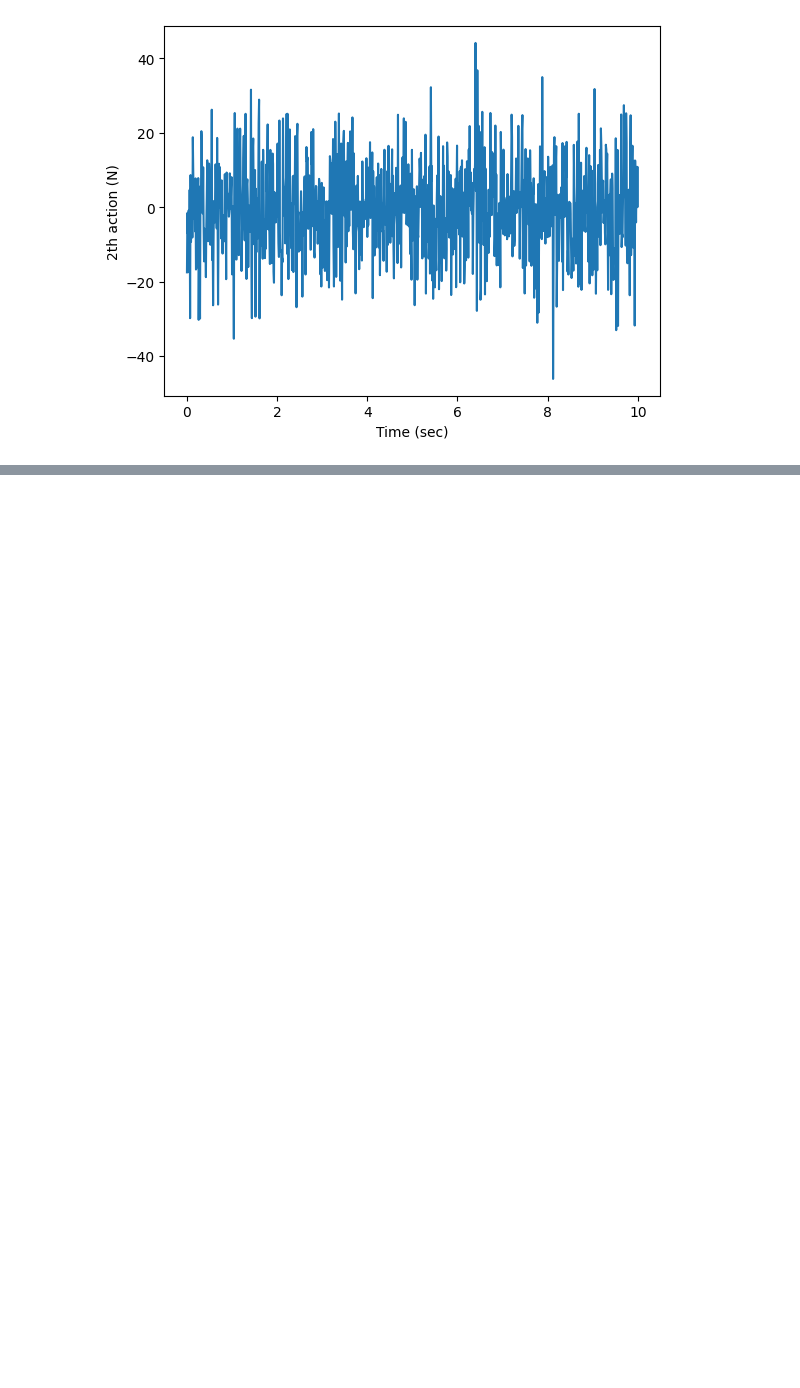
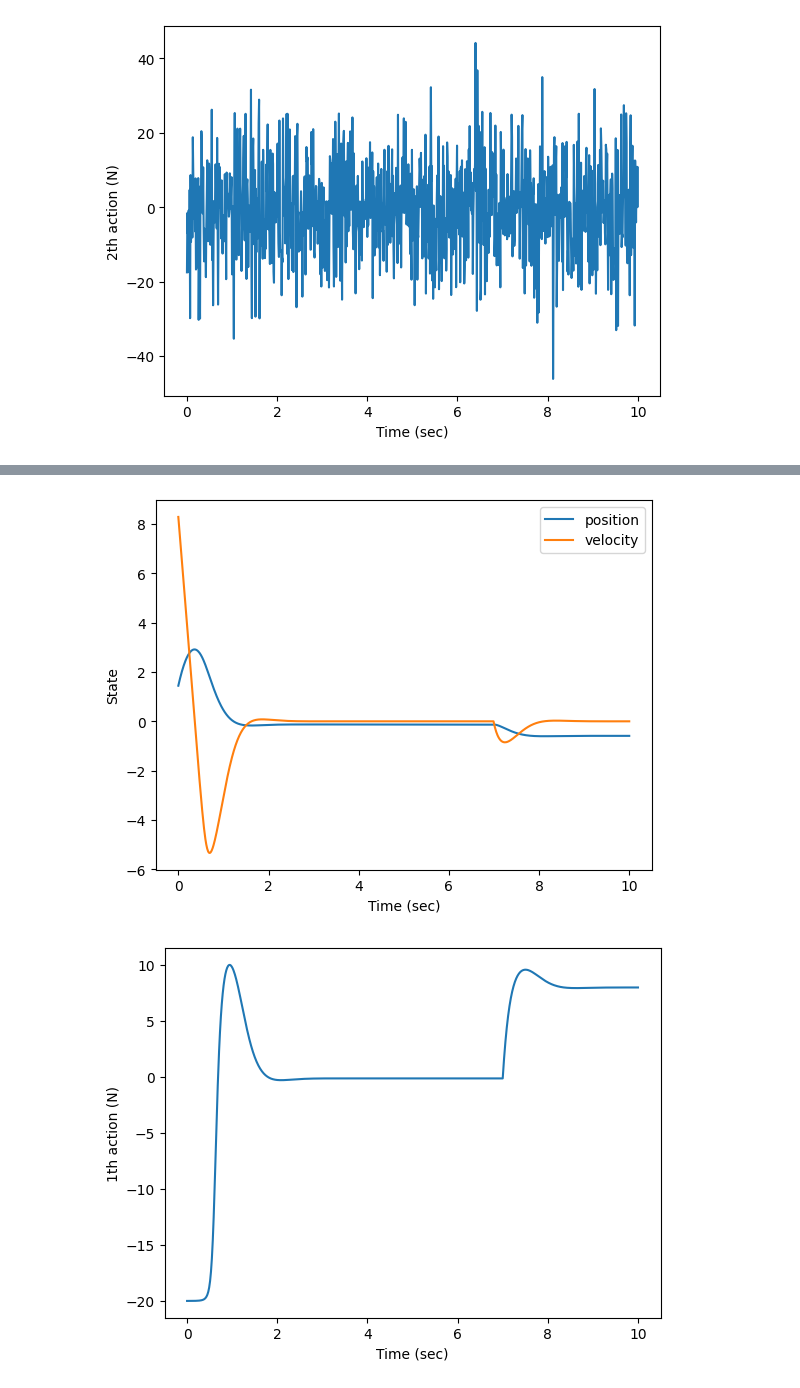
Before and after one commit to alibaniasad1999/master-thesis, a Jupyter notebook: Code/Python/MBK/PPO/DG/PPO_MBK_DG.ipynb, the cells around one changed output, grey strips where cells are left out. Cells and saved outputs as stored; diff of their text form; code cells hidden in the pictures; blank space fills up the shorter version.

```diff
--- a/Code/Python/MBK/PPO/DG/PPO_MBK_DG.ipynb
+++ b/Code/Python/MBK/PPO/DG/PPO_MBK_DG.ipynb
@@ -1979,0 +1985,8 @@ ppo.test()
+# %%
+ppo.second_player = False
+ppo.env.second_player = ppo.second_player
+ppo.env.disturbance = True
+ppo.test()
+# %% [output]
+[figure, added]
+[figure, added]
```
Also changed, not shown: parts of 13 cells of this notebook.
